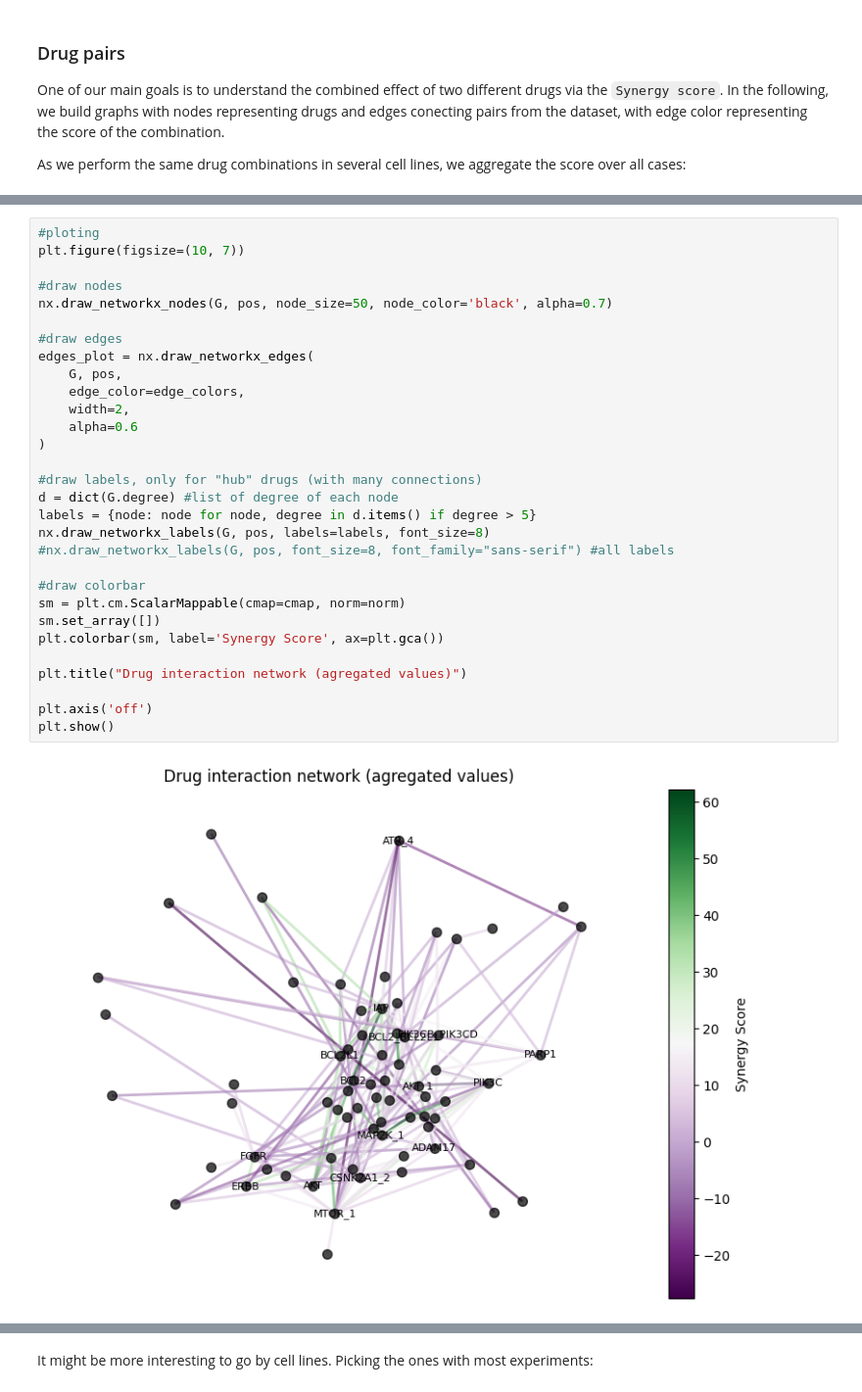
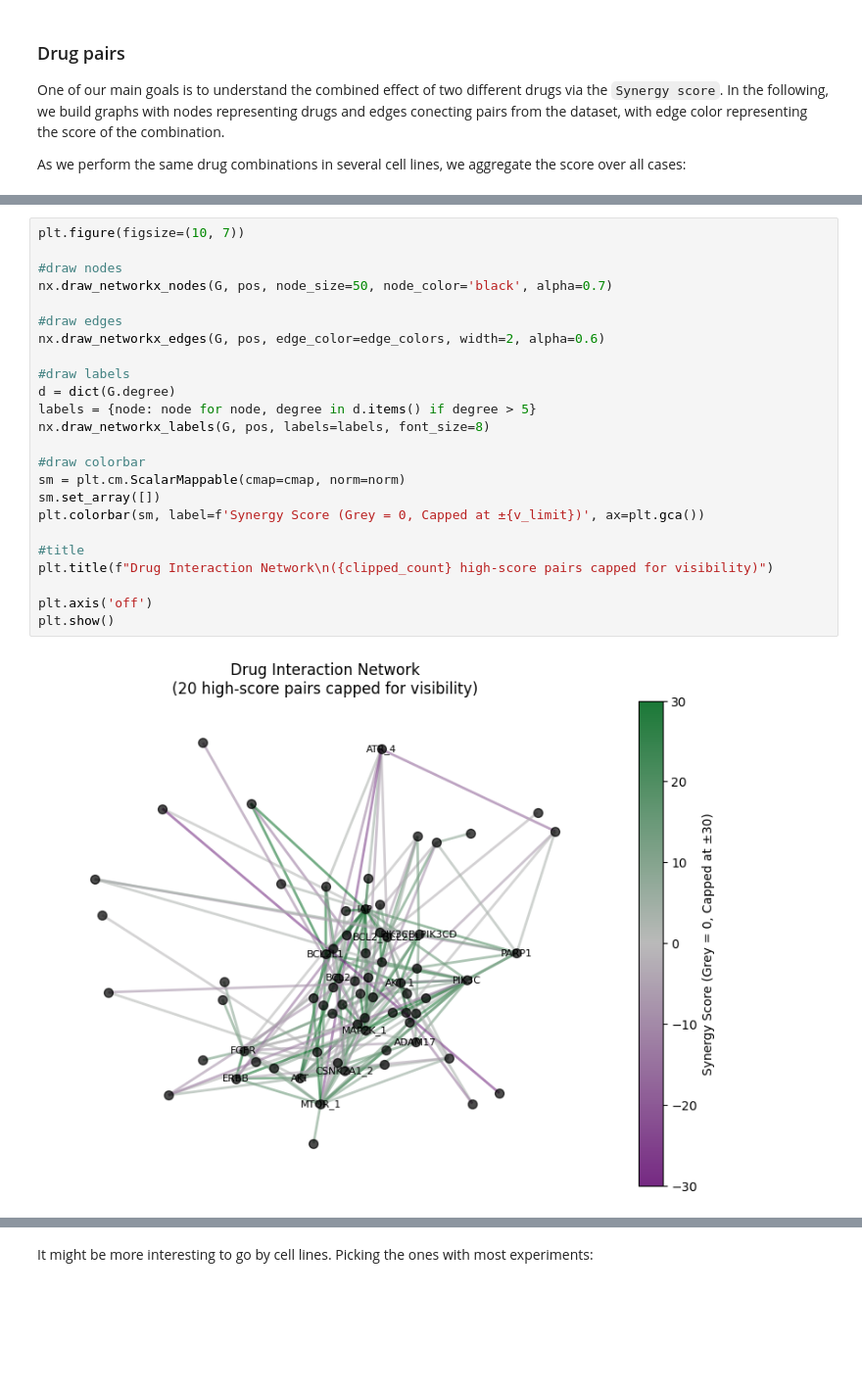
Before and after one commit to jorguz07/biomlproject, a Jupyter notebook: notebook/EDA.ipynb, the cells around one changed output, grey strips where cells are left out. Shown at 98% size. Cells and saved outputs as stored; diff of their text form; blank space fills up the shorter version.

```diff
--- a/notebook/EDA.ipynb
+++ b/notebook/EDA.ipynb
@@ -543,33 +546,27 @@ edge_colors = [cmap(norm(score)) for score in scores]
 # %%
-#ploting
 plt.figure(figsize=(10, 7))
 
 #draw nodes
 nx.draw_networkx_nodes(G, pos, node_size=50, node_color='black', alpha=0.7)
 
 #draw edges
-edges_plot = nx.draw_networkx_edges(
-    G, pos,
-    edge_color=edge_colors,
-    width=2,
-    alpha=0.6
-)
+nx.draw_networkx_edges(G, pos, edge_color=edge_colors, width=2, alpha=0.6)
 
-#draw labels, only for "hub" drugs (with many connections)
-d = dict(G.degree) #list of degree of each node
+#draw labels
+d = dict(G.degree)
 labels = {node: node for node, degree in d.items() if degree > 5}
 nx.draw_networkx_labels(G, pos, labels=labels, font_size=8)
-#nx.draw_networkx_labels(G, pos, font_size=8, font_family="sans-serif") #all labels
 
 #draw colorbar
 sm = plt.cm.ScalarMappable(cmap=cmap, norm=norm)
 sm.set_array([])
-plt.colorbar(sm, label='Synergy Score', ax=plt.gca())
+plt.colorbar(sm, label=f'Synergy Score (Grey = 0, Capped at ±{v_limit})', ax=plt.gca())
 
-plt.title("Drug interaction network (agregated values)")
+#title
+plt.title(f"Drug Interaction Network\n({clipped_count} high-score pairs capped for visibility)")
 
 plt.axis('off')
 plt.show()
 # %% [output]
-[figure, old version]
+[figure, new version]
 # %% [markdown]
```
Also changed, not shown: parts of 9 cells of this notebook.
